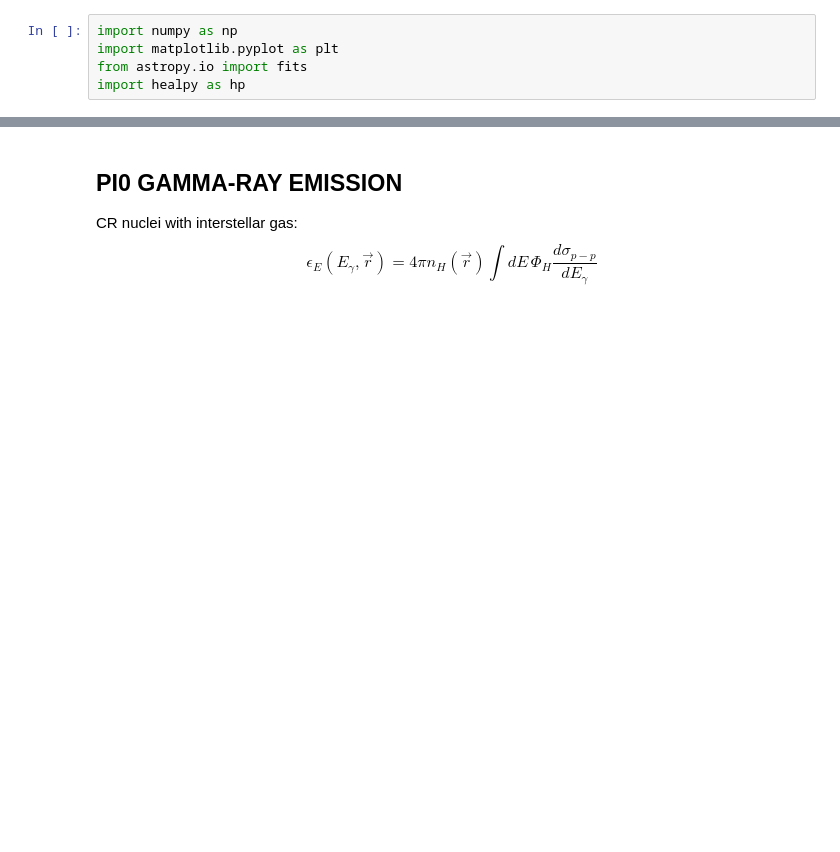
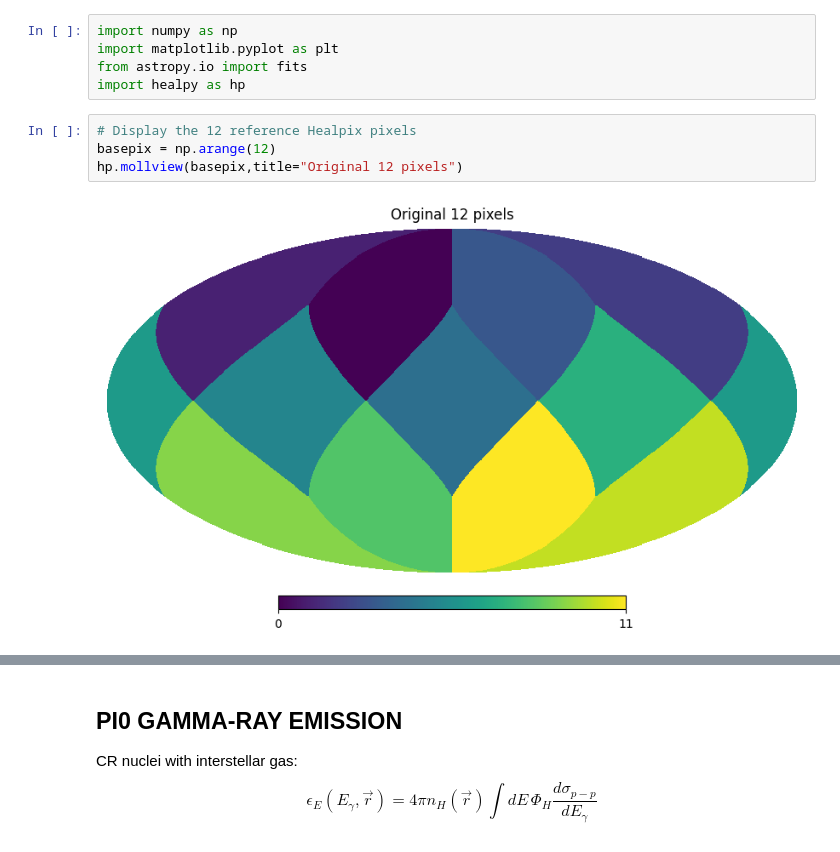
Before and after one commit to tospines/hands-on_DRAGON_School, a Jupyter notebook: HandsOn - HERMES.ipynb, the cells around one changed output, grey strips where cells are left out. Saved outputs shown, nothing was run; the diff lists cells and outputs as text; blank space fills up the shorter version.

```diff
--- a/HandsOn - HERMES.ipynb
+++ b/HandsOn - HERMES.ipynb
@@ -3,3 +18,9 @@ import numpy as np
 import matplotlib.pyplot as plt
 from astropy.io import fits
 import healpy as hp
+# %%
+# Display the 12 reference Healpix pixels
+basepix = np.arange(12)
+hp.mollview(basepix,title="Original 12 pixels")
+# %% [output]
+[figure, added]
```
Also changed, not shown: parts of 13 cells of this notebook.
